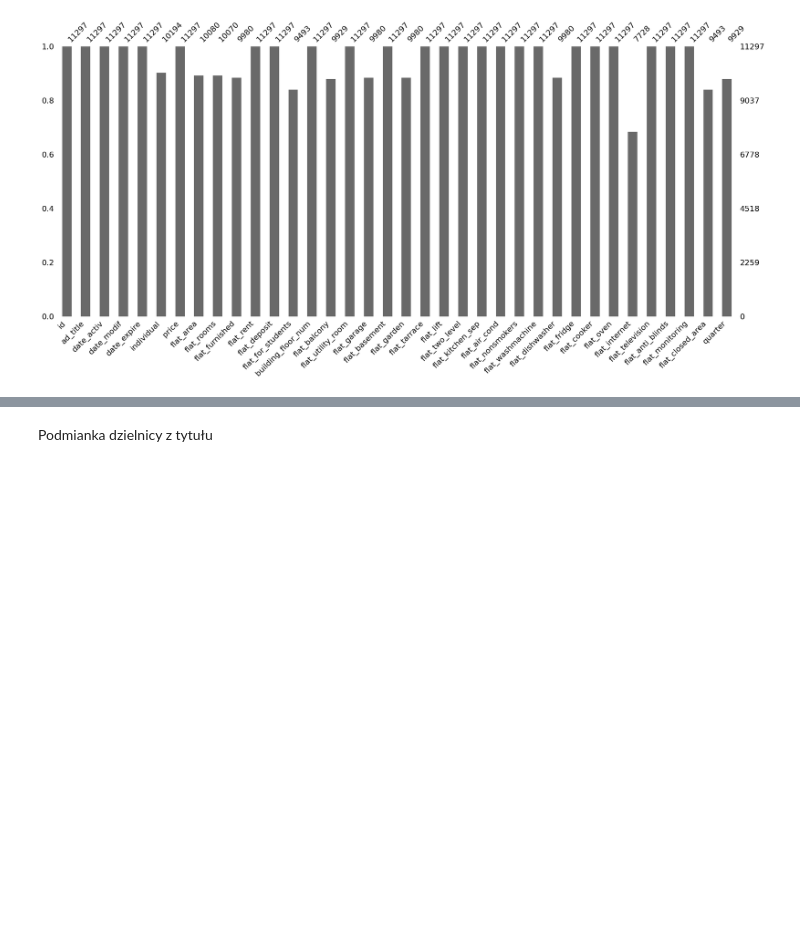
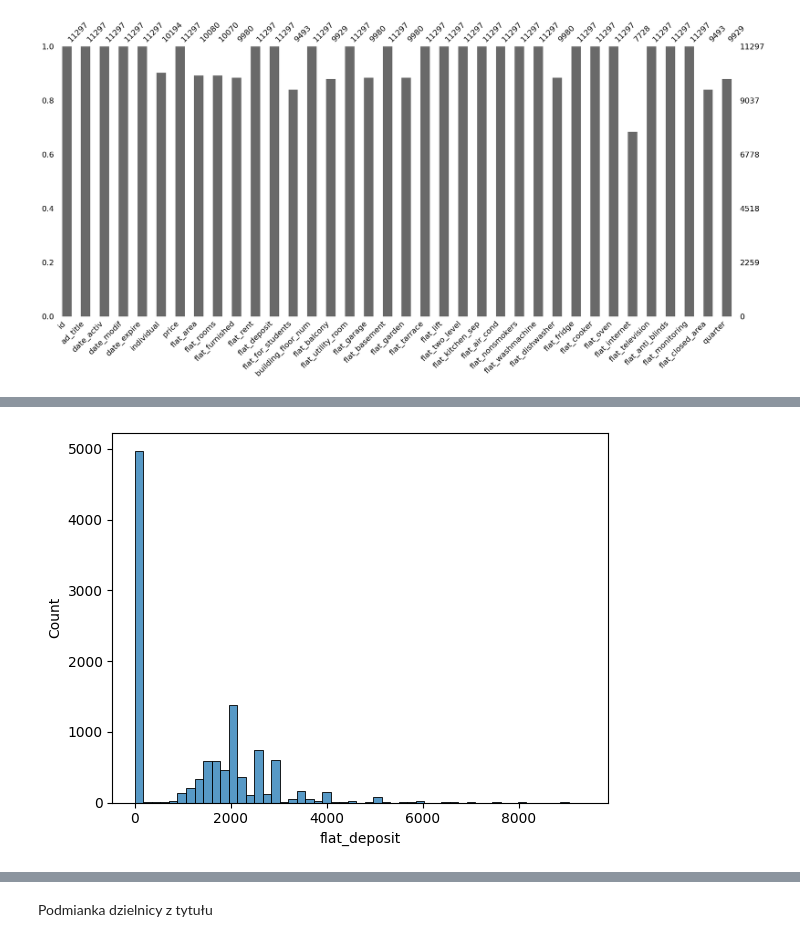
Before and after one commit to Wilsonuep/incomplete-data-coding-final, a Jupyter notebook: notebook.ipynb, the cells around one changed output, grey strips where cells are left out. Saved outputs shown, nothing was run; the diff lists cells and outputs as text; code cells hidden in the pictures; blank space fills up the shorter version.

```diff
--- a/notebook.ipynb
+++ b/notebook.ipynb
@@ -103,0 +121,9 @@ for col in cols_to_plot:
+# %%
+sns.histplot(
+    data=train_clean[train_clean['flat_deposit'] < 10000],
+    x='flat_deposit',
+    bins='auto'
+)
+plt.show()
+# %% [output]
+[figure, added]
```
Also changed, not shown: parts of 23 cells of this notebook.
